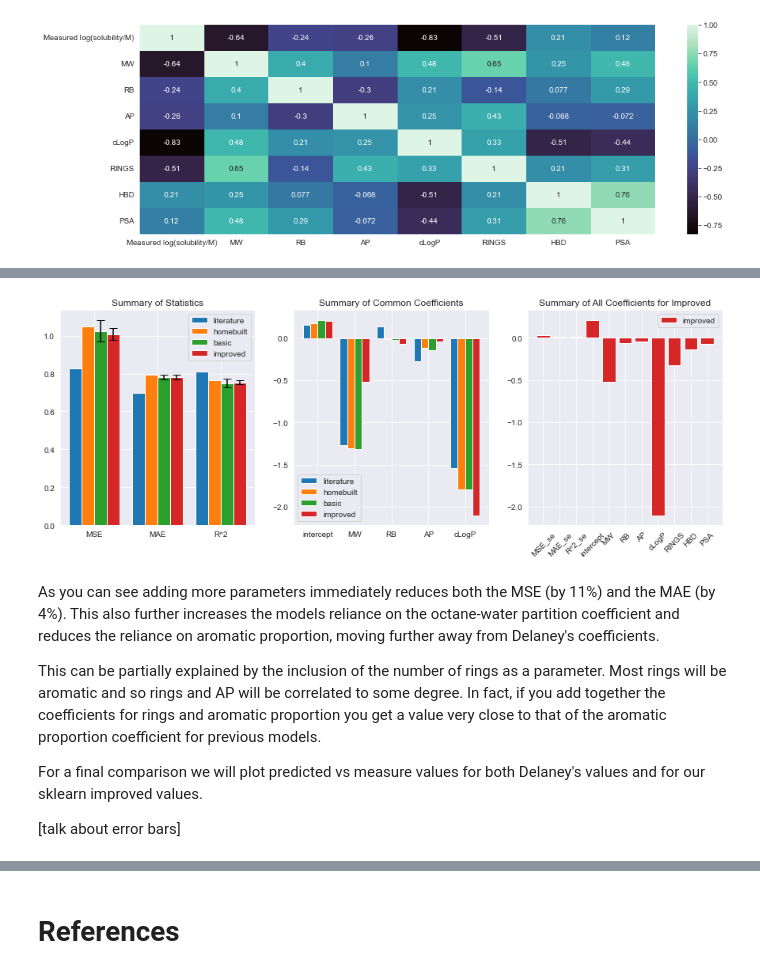
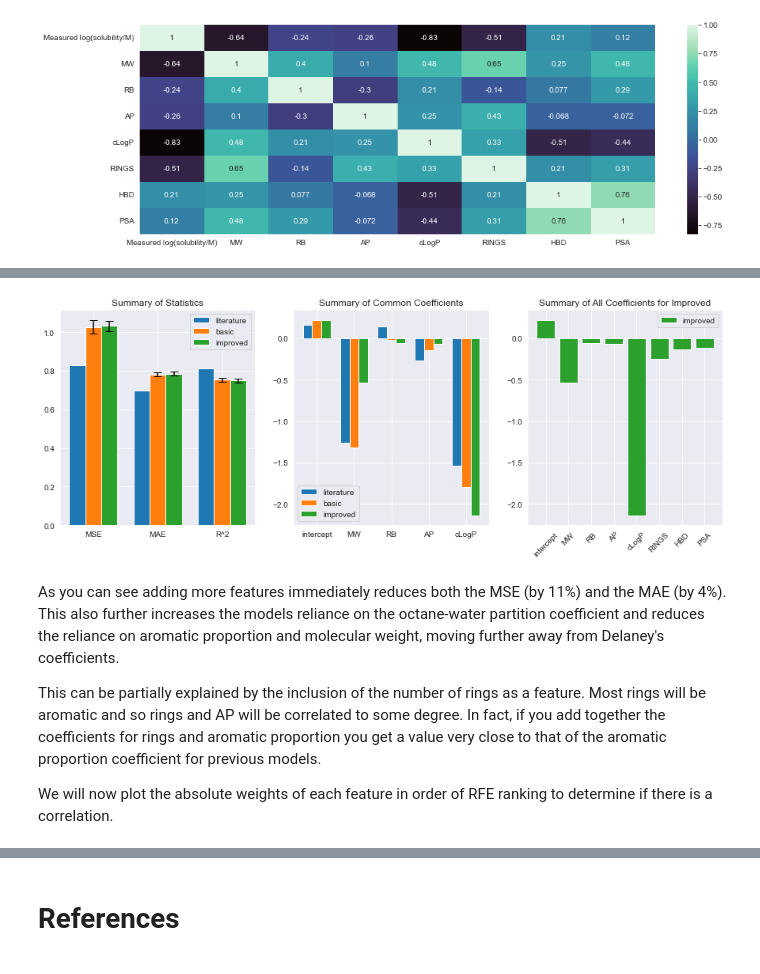
Before and after one commit to erwallace/Predicting-Aqueous-Solubilities, a Jupyter notebook: esol_linear_regression.ipynb, the cells around one changed output, grey strips where cells are left out. Saved outputs shown, nothing was run; the diff lists cells and outputs as text; code cells hidden in the pictures.

```diff
--- a/esol_linear_regression.ipynb
+++ b/esol_linear_regression.ipynb
@@ -507,7 +452,7 @@ X_train, X_test, Y_train, Y_test = train_test_split(X, Y, test_size=0.3)
 # %%
 %%time
 model = LinearRegression()
-cv = KFold(n_splits=k, random_state=1, shuffle=True)
+cv = RepeatedKFold(n_splits=k, n_repeats=repeats, random_state=1)
 scores = cross_validate(model, X_train, Y_train, cv=cv,
                         scoring=('neg_mean_squared_error', 'neg_mean_absolute_error', 'r2'))
 model.fit(X_train, Y_train)
@@ -520,11 +465,11 @@ mse = -np.mean(scores["test_neg_mean_squared_error"])
 mae = -np.mean(scores["test_neg_mean_absolute_error"])
 r2 = np.mean(scores["test_r2"])
 # standard errors of metrics
-mse_se = np.std(scores["test_neg_mean_squared_error"]) / np.sqrt(k)
-mae_se = np.std(scores["test_neg_mean_absolute_error"]) / np.sqrt(k)
-r2_se = np.std(scores["test_r2"]) / np.sqrt(k)
+mse_se = np.std(scores["test_neg_mean_squared_error"]) / np.sqrt(k*repeats)
+mae_se = np.std(scores["test_neg_mean_absolute_error"]) / np.sqrt(k*repeats)
+r2_se = np.std(scores["test_r2"]) / np.sqrt(k*repeats)
 
-print(f'Mean absolute error (MAE): {mse:.2f} ± {ceil(mse_se * 100) / 100:.2f}')
-print(f'Mean squared error (MSE): {mae:.2f} ± {ceil(mae_se * 100) / 100:.2f}')
+print(f'Mean squared error (MSE): {mse:.2f} ± {ceil(mse_se * 100) / 100:.2f}')
+print(f'Mean absolute error (MAE): {mae:.2f} ± {ceil(mae_se * 100) / 100:.2f}')
 print(f'Coefficient of determination (R^2): {r2:.2f} ± {ceil(r2_se * 100) / 100:.2f}')
 # %% [output]
@@ -617,5 +572,5 @@ results
 # %%
-results = pd.DataFrame([Delaney_literature, Delaney_homebuilt, Delaney_sklearn, improved_sklearn]).set_index('model')
+results = pd.DataFrame([Delaney_literature, Delaney_sklearn, improved_sklearn]).set_index('model')
 results
 # %% [output]
 |  | MSE | MAE | R^2 | MSE_se | MAE_se | R^2_se | intercept | MW | RB | AP | cLogP | ... |
@@ -627,8 +581,8 @@ results
 # %%
 norm_results = results
-for parameter in df.columns:
-    if parameter in norm_results.columns:
-        norm_results[parameter] = norm_results[parameter] * df[parameter].mean()
+for feature in df.columns:
+    if feature in norm_results.columns:
+        norm_results[feature] = norm_results[feature] * df[feature].mean()
 norm_results
 # %% [output]
 |  | MSE | MAE | R^2 | MSE_se | MAE_se | R^2_se | intercept | MW | RB | AP | cLogP | ... |
@@ -640,7 +593,7 @@ norm_results
 # %%
 # Plot of a summary of the three models
 fig, ax = plt.subplots(ncols=3, figsize=(15,5))
-width = 0.2
+width = 0.25
 
 # summary of statistics
 ax1 = ax[0]
@@ -648,49 +601,45 @@ ax1 = ax[0]
 X = results.columns[:3]
 X_axis = np.arange(len(X))
 
-ax1.bar(X_axis-width*1.5, results.loc['literature'][:3], width=width, label = 'literature')
-ax1.bar(X_axis-width*0.5, results.loc['homebuilt'][:3], width=width, label = 'homebuilt')
-ax1.bar(X_axis+width*0.5, results.loc['sklearn_basic'][:3], width=width, label = 'basic', yerr=results.loc['sklearn_basic'][3:6], capsize=5)
-ax1.bar(X_axis+width*1.5, results.loc['sklearn_improved'][:3], width=width, label = 'improved', yerr=results.loc['sklearn_improved'][3:6], capsize=5)
+ax1.bar(X_axis-width, results.loc['literature'][:3], width=width, label = 'literature')
+ax1.bar(X_axis, results.loc['sklearn_basic'][:3], width=width, label = 'basic', yerr=results.loc['sklearn_basic'][3:6], capsize=5)
+ax1.bar(X_axis+width, results.loc['sklearn_improved'][:3], width=width, label = 'improved', yerr=results.loc['sklearn_improved'][3:6], capsize=5)
 
 ax1.set_xticks(X_axis, X)
 ax1.set_title("Summary of Statistics")
 ax1.legend()
 
 # summary of common coefficients
 ax2 = ax[1]
 
 X = results.columns[6:11]
 X_axis = np.arange(len(X))
 
-ax2.bar(X_axis-width*1.5, norm_results.loc['literature'][6:11], width=width, label = 'literature')
-ax2.bar(X_axis-width*0.5, norm_results.loc['homebuilt'][6:11], width=width, label = 'homebuilt')
-ax2.bar(X_axis+width*0.5, norm_results.loc['sklearn_basic'][6:11], width=width, label = 'basic')
-ax2.bar(X_axis+width*1.5, norm_results.loc['sklearn_improved'][6:11], width=width, label = 'improved')
+ax2.bar(X_axis-width, norm_results.loc['literature'][6:11], width=width, label = 'literature')
+ax2.bar(X_axis, norm_results.loc['sklearn_basic'][6:11], width=width, label = 'basic')
+ax2.bar(X_axis+width, norm_results.loc['sklearn_improved'][6:11], width=width, label = 'improved')
 
 ax2.set_xticks(X_axis, X)
 ax2.set_title("Summary of Common Coefficients")
 ax2.legend()
 
 # summary of all coefficients for improved sklearn
 ax3 = ax[2]
 
-X = results.columns[3:]
+X = results.columns[6:]
 X_axis = np.arange(len(X))
 
-ax3.bar(X_axis, norm_results.loc['sklearn_improved'][3:], label = 'improved', color='tab:red')
+ax3.bar(X_axis, norm_results.loc['sklearn_improved'][6:], label = 'improved', color='tab:green')
 
 ax3.set_xticks(X_axis, X, rotation=45, ha='center')
 ax3.set_title("Summary of All Coefficients for Improved")
 ax3.legend()
 plt.show()
 # %% [output]
-[figure, old version]
+[figure, new version]
 # %% [markdown]
-As you can see adding more parameters immediately reduces both the MSE (by 11%) and the MAE (by 4%). This also further increases the models reliance on the octane-water partition coefficient and reduces the reliance on aromatic proportion, moving further away from Delaney's coefficients.
+As you can see adding more features immediately reduces both the MSE (by 11%) and the MAE (by 4%). This also further increases the models reliance on the octane-water partition coefficient and reduces the reliance on aromatic proportion and molecular weight, moving further away from Delaney's coefficients.
 
-This can be partially explained by the inclusion of the number of rings as a parameter. Most rings will be aromatic and so rings and AP will be correlated to some degree. In fact, if you add together the coefficients for rings and aromatic proportion you get a value very close to that of the aromatic proportion coefficient for previous models.
+This can be partially explained by the inclusion of the number of rings as a feature. Most rings will be aromatic and so rings and AP will be correlated to some degree. In fact, if you add together the coefficients for rings and aromatic proportion you get a value very close to that of the aromatic proportion coefficient for previous models.
 
-For a final comparison we will plot predicted vs measure values for both Delaney's values and for our sklearn improved values.
-
-[talk about error bars]
+We will now plot the absolute weights of each feature in order of RFE ranking to determine if there is a correlation.
```
Also changed, not shown: parts of 56 cells of this notebook.
